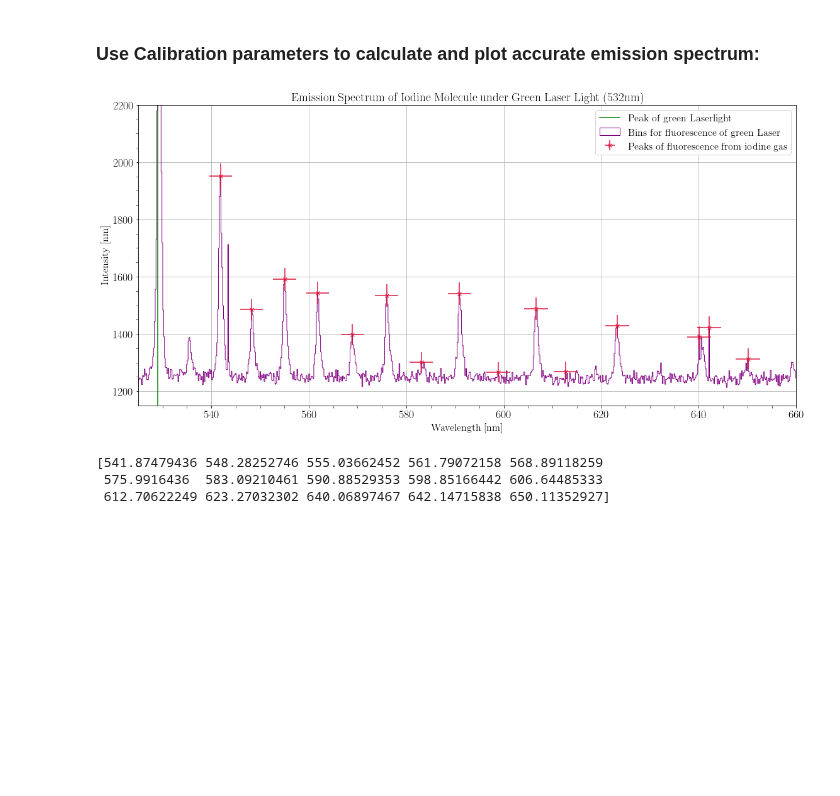
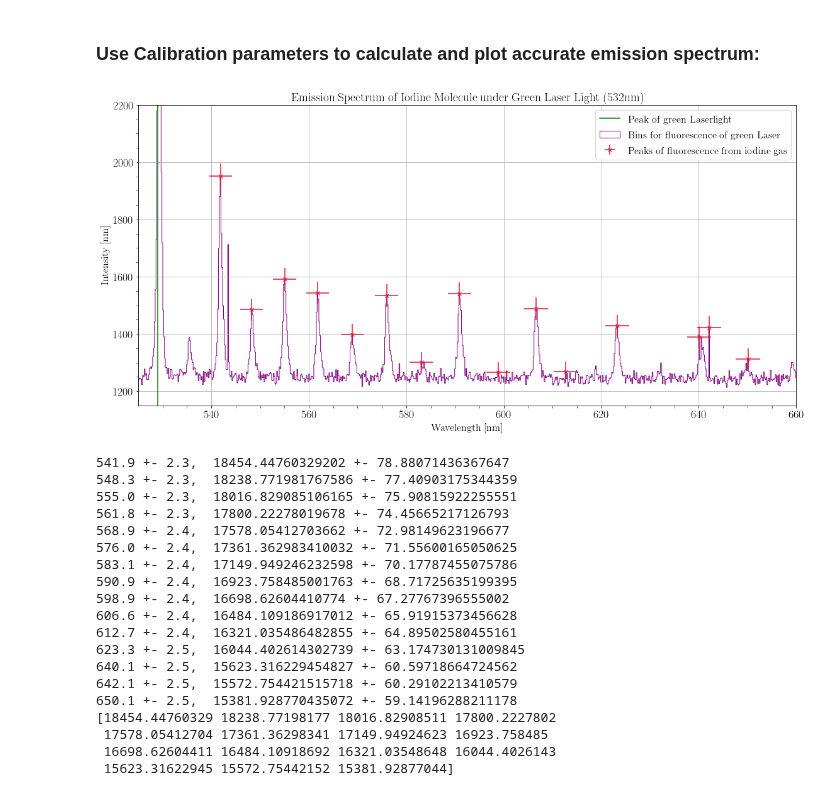
Before and after one commit to MayerPablo/FP, a Jupyter notebook: Jod/Jod.ipynb, the cells around one changed output. Saved outputs shown, nothing was run; the diff lists cells and outputs as text; code cells hidden in the pictures; blank space fills up the shorter version.

```diff
--- a/Jod/Jod.ipynb
+++ b/Jod/Jod.ipynb
@@ -338,35 +343,58 @@ plt.figure(figsize=(16, 8))
 plt.axvline(x=529.059, color='green', label=r'Peak of green Laserlight')
 
 # Draw the Datapoints
 plt.hist(binsFluorCal, bins=nBinsFluor, histtype='step', color='purple',
            weights=intensitiesFluor, label=r'Bins for fluorescence of green Laser')
 
 peaksFluor = np.array([832, 869, 908, 947, 988, 1029, 1070, 1115, 1161, 1206, 1241, 1302, 1399, 1411, 1457]) # 1404
 peaksFluorIntensities = np.array([1951.54, 1484.84, 1590.16, 1543.82, 1398.00, 1534.46, 1300.64, 1541.01,
                                   1265.76, 1487.88, 1268.8, 1428.66, 1389.81, 1422.81, 1312.81]) # 1352.83
 peaksFluorIntensitiesErr = np.sqrt(peaksFluorIntensities)
 
 nPeaksFluor = len(peaksFluor)
 peaksFluorCal = peaksFluor*m+b
 peaksFluorCalErr = peaksFluorCal*mErr+bErr
 
 plt.errorbar(peaksFluorCal, peaksFluorIntensities, xerr=peaksFluorCalErr, yerr=peaksFluorIntensitiesErr, color='crimson', fmt='x',
          label=r'Peaks of fluorescence from iodine gas')
 
 plt.xlim([525, 660])
 plt.ylim([1150, 2200])
 
 # Axislabels
 plt.xlabel(r'Wavelength [nm]')
 plt.ylabel(r'Intensity [nm]')
 plt.title("Emission Spectrum of Iodine Molecule under Green Laser Light (532nm)")
 
 plt.legend()
 plt.show()
 
-print(peaksFluorCal)
+peakWavenumber = 1/peaksFluorCal*1e7
+peakWavenumberErr = peakWavenumber*(peaksFluorCalErr/peaksFluorCal)
+
+
+for x in range(len(peaksFluorCal)):
+    print(f'{peaksFluorCal[x]:.1f} +- {peaksFluorCalErr[x]:.1f},  {peakWavenumber[x]} +- {peakWavenumberErr[x]}')
+
+print(1/peaksFluorCal*1e7)
 # %% [output]
-[figure, old version]
+[figure, new version]
-[541.87479436 548.28252746 555.03662452 561.79072158 568.89118259
- 575.9916436  583.09210461 590.88529353 598.85166442 606.64485333
- 612.70622249 623.27032302 640.06897467 642.14715838 650.11352927]
+541.9 +- 2.3,  18454.44760329202 +- 78.88071436367647
+548.3 +- 2.3,  18238.771981767586 +- 77.40903175344359
+555.0 +- 2.3,  18016.829085106165 +- 75.90815922255551
+561.8 +- 2.3,  17800.22278019678 +- 74.45665217126793
+568.9 +- 2.4,  17578.05412703662 +- 72.98149623196677
+576.0 +- 2.4,  17361.362983410032 +- 71.55600165050625
+583.1 +- 2.4,  17149.949246232598 +- 70.17787455075786
+590.9 +- 2.4,  16923.758485001763 +- 68.71725635199395
+598.9 +- 2.4,  16698.62604410774 +- 67.27767396555002
+606.6 +- 2.4,  16484.109186917012 +- 65.91915373456628
+612.7 +- 2.4,  16321.035486482855 +- 64.89502580455161
+623.3 +- 2.5,  16044.402614302739 +- 63.174730131009845
+640.1 +- 2.5,  15623.316229454827 +- 60.59718664724562
+642.1 +- 2.5,  15572.754421515718 +- 60.29102213410579
+650.1 +- 2.5,  15381.928770435072 +- 59.14196288211178
+[18454.44760329 18238.77198177 18016.82908511 17800.2227802
+ 17578.05412704 17361.36298341 17149.94924623 16923.758485
+ 16698.62604411 16484.10918692 16321.03548648 16044.4026143
+ 15623.31622945 15572.75442152 15381.92877044]
```
Also changed, not shown: parts of 21 cells of this notebook, 1 other file.
